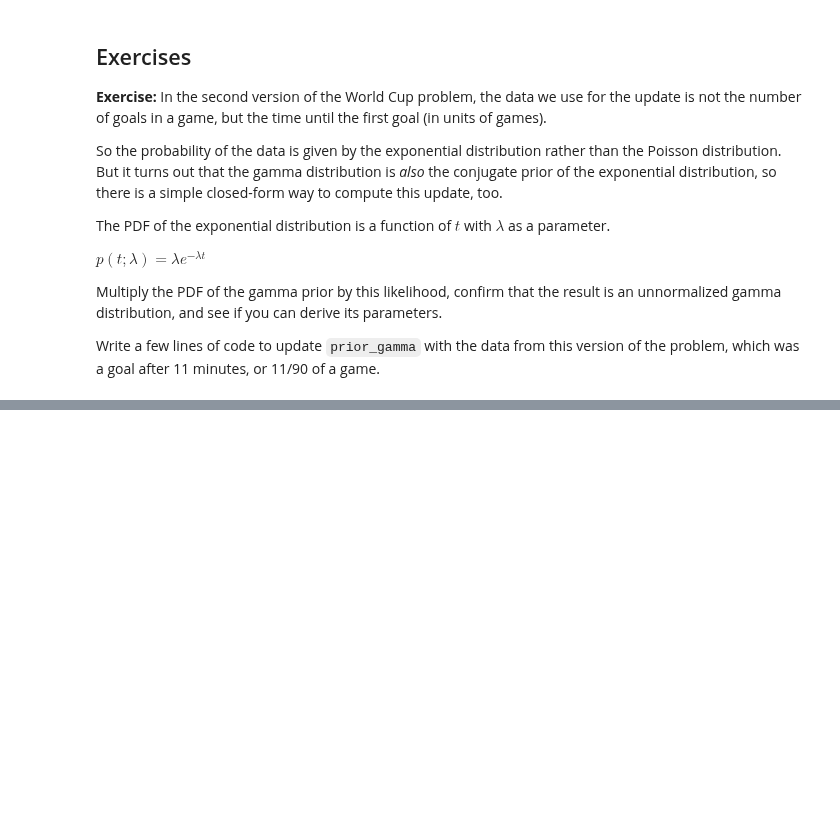
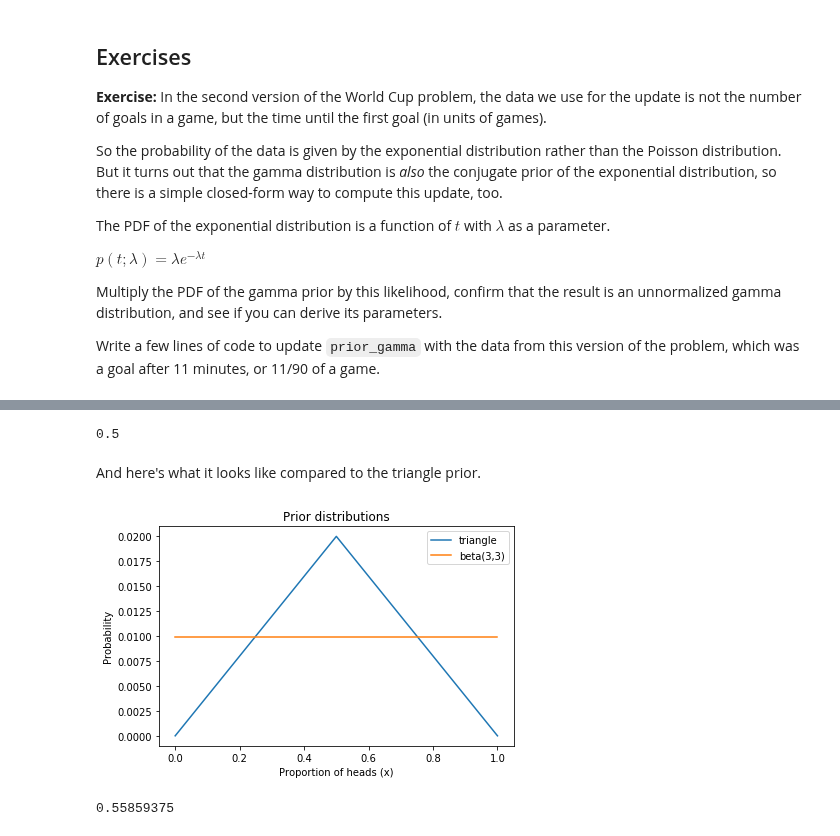
Before and after one commit to AllenDowney/ThinkBayes2, a Jupyter notebook: code/soln/chap17soln.ipynb, the cells around one changed output, grey strips where cells are left out. Cells and saved outputs as stored; diff of their text form; code cells hidden in the pictures; blank space fills up the shorter version.

```diff
--- a/code/soln/chap17soln.ipynb
+++ b/code/soln/chap17soln.ipynb
@@ -296,3 +331,8 @@ The following figure shows the result along with the posterior we computed using
+# %%
+def decorate_euro(title):
+    decorate(xlabel='Proportion of heads (x)',
+             ylabel='Probability',
+             title=title)
 # %%
 posterior.plot(label='grid posterior')
 posterior_conjugate.plot(label='conjugate posterior')
@@ -364,0 +383,4 @@ update_gamma(prior_gamma, data)
+# %%
+from utils import make_uniform
+
+uniform = make_uniform(0, 1, 101, 'uniform')
@@ -364,0 +411,9 @@ update_gamma(prior_gamma, data)
+# %%
+ramp_up = np.arange(50)
+ramp_down = np.arange(50, -1, -1)
+
+a = np.append(ramp_up, ramp_down)
+xs = uniform.qs
+
+triangle = Pmf(a, xs, name='triangle')
+triangle.normalize()
@@ -364,0 +438,27 @@ update_gamma(prior_gamma, data)
+# %%
+alpha = 1
+beta = 1
+
+prior_beta = make_beta(alpha, beta)
+prior_beta.mean()
+# %% [output]
+0.5
+# %% [markdown]
+And here's what it looks like compared to the triangle prior.
+# %%
+prior_pmf = make_pmf(prior_beta, xs)
+
+triangle.plot(label='triangle')
+prior_pmf.plot(label='beta(3,3)')
+
+decorate_euro('Prior distributions')
+# %% [output]
+[figure, added]
+# %%
+# Solution
+
+data = 140, 250
+posterior_beta = update_beta(prior_beta, data)
+posterior_beta.mean()
+# %% [output]
+0.55859375
```
Also changed, not shown: parts of 47 cells of this notebook.
